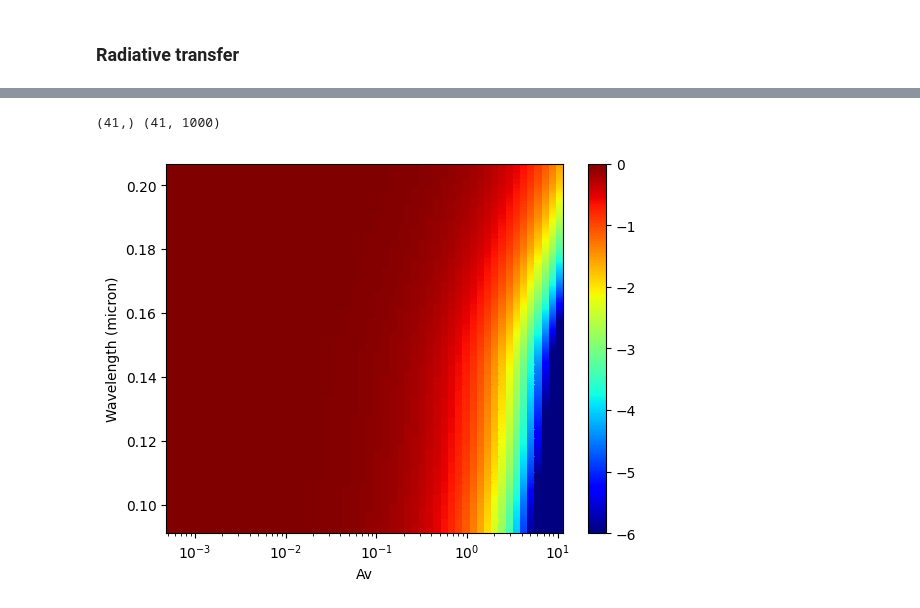
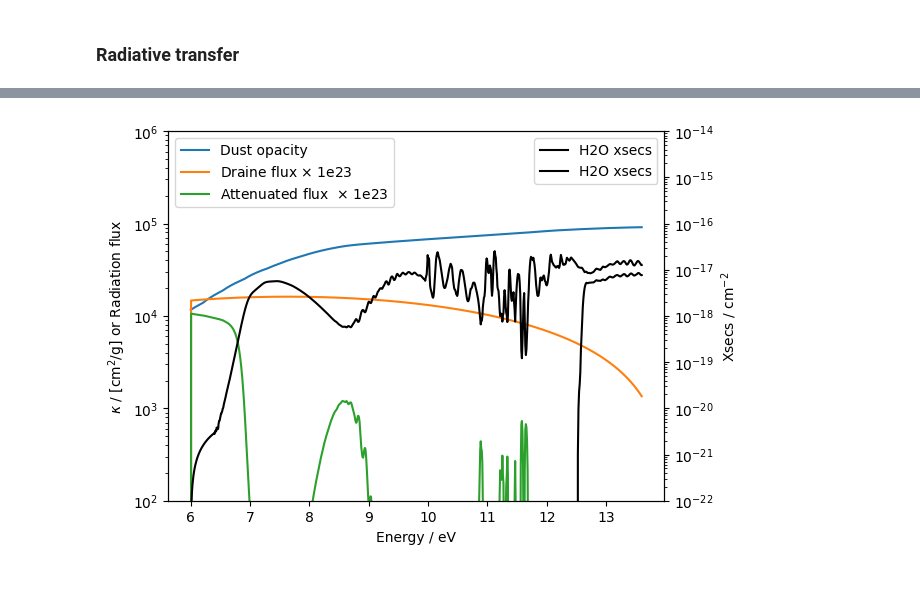
Before and after one commit to tgrassi/prizmo, a Jupyter notebook: models/tutorial/main.ipynb, the cells around one changed output, grey strips where cells are left out. Cells and saved outputs as stored; diff of their text form; code cells hidden in the pictures; blank space fills up the shorter version.

```diff
--- a/models/tutorial/main.ipynb
+++ b/models/tutorial/main.ipynb
@@ -441,38 +429,51 @@ plt.show()
 # %%
 jflux = get_draine_field(prizmo.energy)
+jflux_init = jflux.copy()
+
 #x, Tgas, jflux, ds
 Ncol2AV = 6.289e-22
-x = all_x[-1]
-tgas = all_tgas[-1]
+x = np.zeros(nspecies)
+x[prizmo.species2index("H")] = 1e0
+x[prizmo.species2index("H2O")] = 1e-4
+tgas = 1e2
 ngas = np.sum(x)
+
+prizmo.set_d2g(1e-3)
 
 av = 0e0
 ds = 10. / Ncol2AV / ngas / 1e4
 stot = 0e0
-avs = []
-jflux_all = []
 while av < 10:
     ds *= 1.2
     stot += ds
     av += ngas * ds * Ncol2AV
     jflux = prizmo.RT(x, tgas, jflux, ds)
-    avs.append(av)
-    jflux_all.append(jflux.copy())
     #plt.plot(prizmo.energy, jflux)
 
 
-avs = np.array(avs)
-jflux_all = np.array(jflux_all)
-print(avs.shape, jflux_all.shape)
+plt.plot(prizmo.energy_ev, prizmo.dust_opacity, label="Dust opacity")
 
-jflux_rel = jflux_all / (jflux_all[0] + 1e-40)
+ax = plt.gca()
+ax.plot(prizmo.energy_ev, jflux_init*1e23, label="Draine flux $\\times$ 1e23")
+ax.plot(prizmo.energy_ev, jflux*1e23, label="Attenuated flux  $\\times$ 1e23")
 
-plt.pcolor(avs, prizmo.wavelength_micron, np.log10(jflux_rel.T + 1e-40), shading='auto', vmin=-6, cmap="jet")
-plt.colorbar()
-plt.xscale("log")
-plt.xlabel("Av")
-plt.ylabel("Wavelength (micron)")
+ax.set_ylim(1e2, 1e6)
+ax.set_yscale("log")
+
+ax.set_xlabel("Energy / eV")
+ax.set_ylabel("$\\kappa$ / [cm$^2$/g] or Radiation flux")
+ax.legend(loc="upper left")
+
+# add another y axis
+ax2 = plt.twinx()
+
+ax2.plot(prizmo.energy_ev, prizmo.xsecs["H2O -> OH + H"], color="k", label="H2O xsecs")
+ax2.set_yscale("log")
+ax2.set_ylim(1e-22, 1e-14)
+ax2.legend(loc="upper right")
+
+ax2.legend()
+ax2.set_ylabel("Xsecs / cm$^{-2}$")
 plt.show()
 # %% [output]
-(41,) (41, 1000)
-[figure, old version]
+[figure, new version]
```
Also changed, not shown: parts of 8 cells of this notebook.
